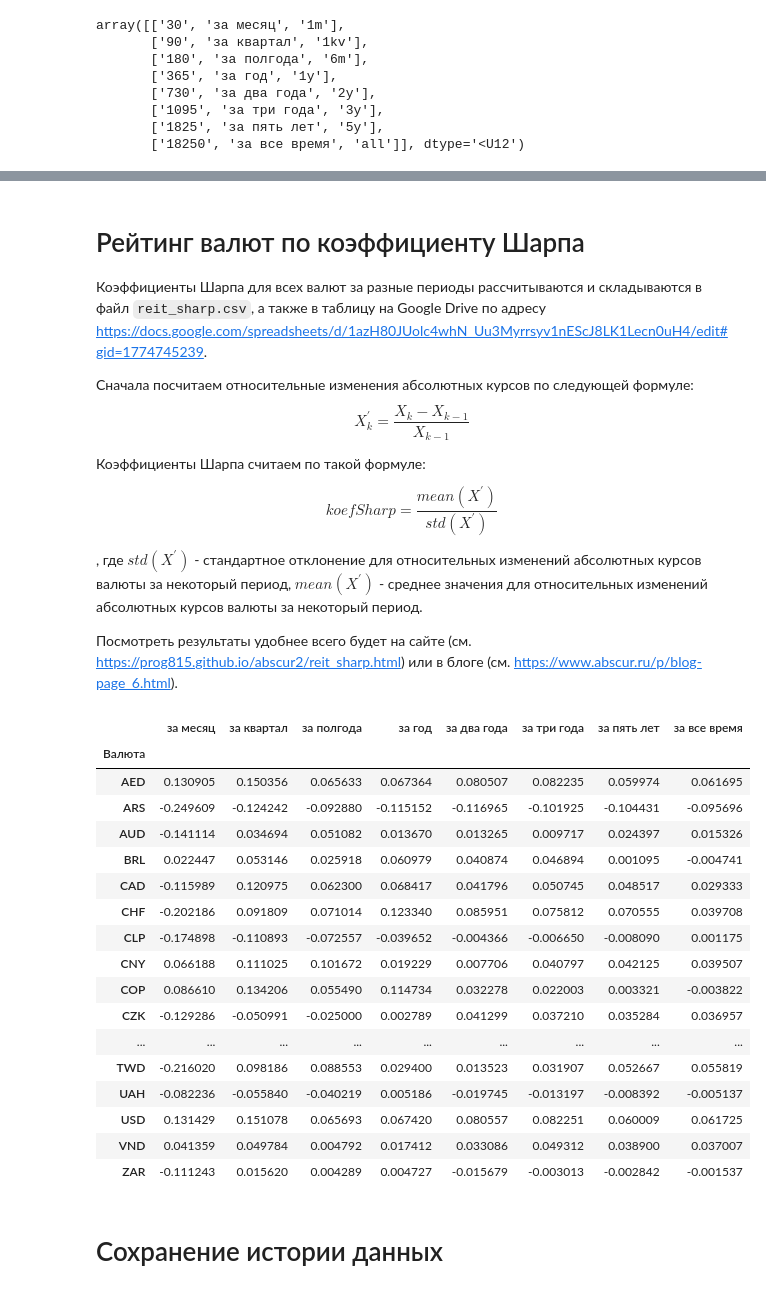
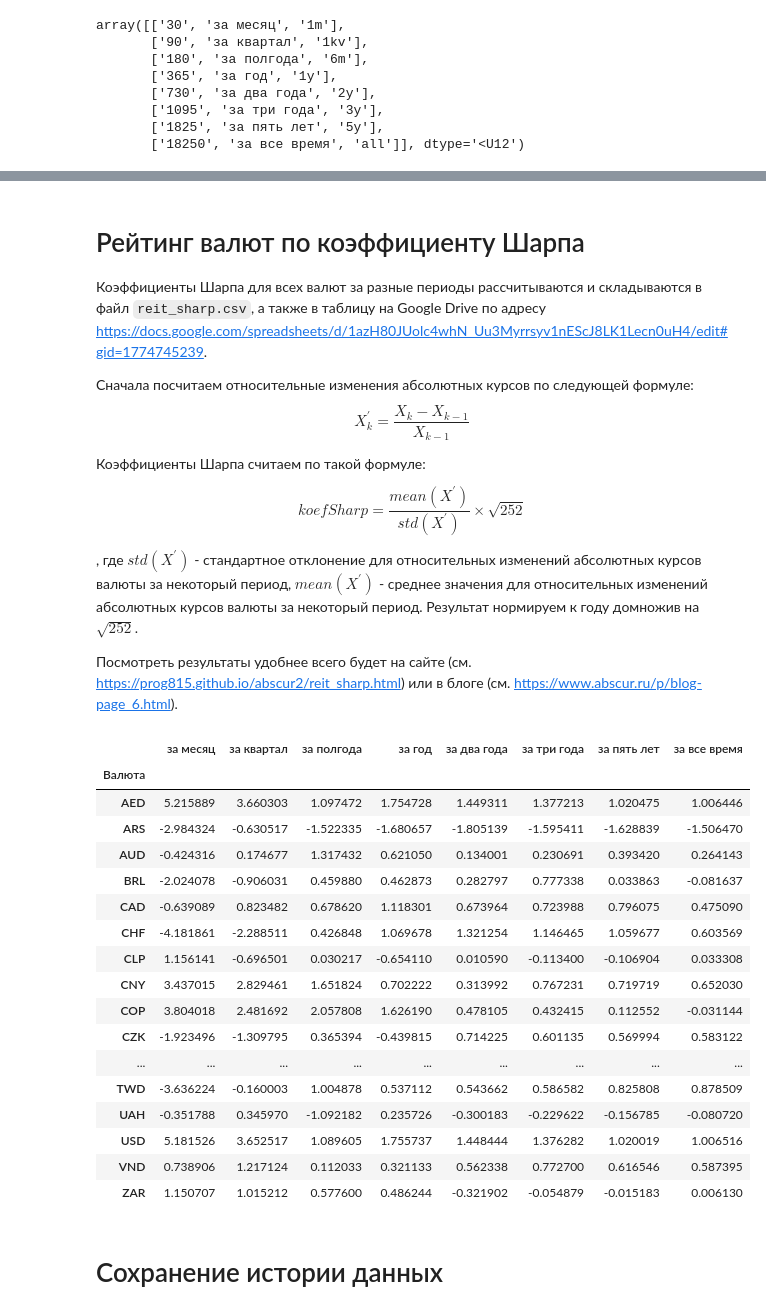
Before and after one commit to prog815/abscur, a Jupyter notebook: abscur2.ipynb, the cells around one changed output, grey strips where cells are left out. Cells and saved outputs as stored; diff of their text form; code cells hidden in the pictures.

```diff
--- a/abscur2.ipynb
+++ b/abscur2.ipynb
@@ -185,16 +201,16 @@ print(len(curs))
 # %%
 # Непосредственно загрузка
 
-for pair in pairs[:]:
-    for n in range(3):
-        try:
-            df = get_currency_exchange_daily_full(pair)
-            df.to_csv("./pairs/" + pair + ".csv")
-            print(pair, "- загружена. С " + str(df.index.min().date()) + ". По " + str(df.index.max().date()) + ". Строк " + str(df.shape[0]) + ".")
-            break
-        except Exception as e:
-            print(pair, "- ошибка загрузки")
-            time.sleep(5)
+# for pair in pairs[:]:
+#     for n in range(3):
+#         try:
+#             df = get_currency_exchange_daily_full(pair)
+#             df.to_csv("./pairs/" + pair + ".csv")
+#             print(pair, "- загружена. С " + str(df.index.min().date()) + ". По " + str(df.index.max().date()) + ". Строк " + str(df.shape[0]) + ".")
+#             break
+#         except Exception as e:
+#             print(pair, "- ошибка загрузки")
+#             time.sleep(5)
 # %% [markdown]
 # Соединяем парные курсы в одну таблицу
 
@@ -588,7 +625,8 @@ $$
 reit_doh = pd.DataFrame(columns=fmt_diap[:,1],index=abscur.columns,dtype=float)
 for i in range(fmt_diap.shape[0]):
     df = abscur[abscur.index >= abscur.index[-1] - timedelta(days=int(fmt_diap[i,0]))]
-    reit_doh.iloc[:,i] = (df.iloc[-1,:] - df.iloc[0,:]) / df.iloc[0,:]
+#     reit_doh.iloc[:,i] = (df.iloc[-1,:] - df.iloc[0,:]) / df.iloc[0,:]
+    reit_doh.iloc[:,i] = np.power(df.pct_change().mean().values+1,252)-1
 
 reit_doh.index.name = "Валюта"
 
@@ -637,7 +675,7 @@ reit_vol = pd.DataFrame(columns=fmt_diap[:,1],index=abscur.columns,dtype=float)
 
 for i in range(fmt_diap.shape[0]):
     df = abscur[abscur.index >= abscur.index[-1] - timedelta(days=int(fmt_diap[i,0]))]
-    reit_vol.iloc[:,i] = df.std() / df.mean()
+    reit_vol.iloc[:,i] = df.std() / df.mean() * np.sqrt(252)
 
 reit_vol.index.name = "Валюта"
 
@@ -680,48 +718,48 @@ $$
 Коэффициенты Шарпа считаем по такой формуле:
 
 $$
-koefSharp = \frac{mean(X^{'})}{std(X^{'})}
+koefSharp = \frac{mean(X^{'})}{std(X^{'})}\times{\sqrt{252}}
 $$
 
-, где $std(X^{'})$ - стандартное отклонение для относительных изменений абсолютных курсов валюты за некоторый период, $mean(X^{'})$ - среднее значения для относительных изменений абсолютных курсов валюты за некоторый период.
+, где $std(X^{'})$ - стандартное отклонение для относительных изменений абсолютных курсов валюты за некоторый период, $mean(X^{'})$ - среднее значения для относительных изменений абсолютных курсов валюты за некоторый период. Результат нормируем к году домножив на $\sqrt{252}$.
 
 Посмотреть результаты удобнее всего будет на сайте (см. https://prog815.github.io/abscur2/reit_sharp.html) или в блоге (см. https://www.abscur.ru/p/blog-page_6.html).
 # %%
 reit_sharp = pd.DataFrame(columns=fmt_diap[:,1],index=abscur.columns,dtype=float)
 d_abscur = abscur.pct_change()
 
 for i in range(fmt_diap.shape[0]):
     df = d_abscur[abscur.index >= abscur.index[-1] - timedelta(days=int(fmt_diap[i,0]))]
-    reit_sharp.iloc[:,i] = df.mean() / df.std()
+    reit_sharp.iloc[:,i] = df.mean() / df.std() * np.sqrt(252)
 
 reit_sharp.index.name = "Валюта"
 
 # сохранем на диск
 reit_sharp.to_csv("reit_sharp.csv")
 
 # передаем в книгу на Google Drive
 post_df_to_ssh("Рейтинг валют по коэффициенту Шарпа",reit_sharp)
 
 reit_sharp
 # %% [output]
 |  | за месяц | за квартал | за полгода | за год | за два года | за три года | за пять лет | за все время |
 | Валюта |  |  |  |  |  |  |  |  |
-| AED | 0.130905 | 0.150356 | 0.065633 | 0.067364 | 0.080507 | 0.082235 | 0.059974 | 0.061695 |
-| ARS | -0.249609 | -0.124242 | -0.092880 | -0.115152 | -0.116965 | -0.101925 | -0.104431 | -0.095696 |
-| AUD | -0.141114 | 0.034694 | 0.051082 | 0.013670 | 0.013265 | 0.009717 | 0.024397 | 0.015326 |
-| BRL | 0.022447 | 0.053146 | 0.025918 | 0.060979 | 0.040874 | 0.046894 | 0.001095 | -0.004741 |
-| CAD | -0.115989 | 0.120975 | 0.062300 | 0.068417 | 0.041796 | 0.050745 | 0.048517 | 0.029333 |
-| CHF | -0.202186 | 0.091809 | 0.071014 | 0.123340 | 0.085951 | 0.075812 | 0.070555 | 0.039708 |
-| CLP | -0.174898 | -0.110893 | -0.072557 | -0.039652 | -0.004366 | -0.006650 | -0.008090 | 0.001175 |
-| CNY | 0.066188 | 0.111025 | 0.101672 | 0.019229 | 0.007706 | 0.040797 | 0.042125 | 0.039507 |
-| COP | 0.086610 | 0.134206 | 0.055490 | 0.114734 | 0.032278 | 0.022003 | 0.003321 | -0.003822 |
-| CZK | -0.129286 | -0.050991 | -0.025000 | 0.002789 | 0.041299 | 0.037210 | 0.035284 | 0.036957 |
+| AED | 5.215889 | 3.660303 | 1.097472 | 1.754728 | 1.449311 | 1.377213 | 1.020475 | 1.006446 |
+| ARS | -2.984324 | -0.630517 | -1.522335 | -1.680657 | -1.805139 | -1.595411 | -1.628839 | -1.506470 |
+| AUD | -0.424316 | 0.174677 | 1.317432 | 0.621050 | 0.134001 | 0.230691 | 0.393420 | 0.264143 |
+| BRL | -2.024078 | -0.906031 | 0.459880 | 0.462873 | 0.282797 | 0.777338 | 0.033863 | -0.081637 |
+| CAD | -0.639089 | 0.823482 | 0.678620 | 1.118301 | 0.673964 | 0.723988 | 0.796075 | 0.475090 |
+| CHF | -4.181861 | -2.288511 | 0.426848 | 1.069678 | 1.321254 | 1.146465 | 1.059677 | 0.603569 |
+| CLP | 1.156141 | -0.696501 | 0.030217 | -0.654110 | 0.010590 | -0.113400 | -0.106904 | 0.033308 |
+| CNY | 3.437015 | 2.829461 | 1.651824 | 0.702222 | 0.313992 | 0.767231 | 0.719719 | 0.652030 |
+| COP | 3.804018 | 2.481692 | 2.057808 | 1.626190 | 0.478105 | 0.432415 | 0.112552 | -0.031144 |
+| CZK | -1.923496 | -1.309795 | 0.365394 | -0.439815 | 0.714225 | 0.601135 | 0.569994 | 0.583122 |
 | ... | ... | ... | ... | ... | ... | ... | ... | ... |
-| TWD | -0.216020 | 0.098186 | 0.088553 | 0.029400 | 0.013523 | 0.031907 | 0.052667 | 0.055819 |
-| UAH | -0.082236 | -0.055840 | -0.040219 | 0.005186 | -0.019745 | -0.013197 | -0.008392 | -0.005137 |
-| USD | 0.131429 | 0.151078 | 0.065693 | 0.067420 | 0.080557 | 0.082251 | 0.060009 | 0.061725 |
-| VND | 0.041359 | 0.049784 | 0.004792 | 0.017412 | 0.033086 | 0.049312 | 0.038900 | 0.037007 |
-| ZAR | -0.111243 | 0.015620 | 0.004289 | 0.004727 | -0.015679 | -0.003013 | -0.002842 | -0.001537 |
+| TWD | -3.636224 | -0.160003 | 1.004878 | 0.537112 | 0.543662 | 0.586582 | 0.825808 | 0.878509 |
+| UAH | -0.351788 | 0.345970 | -1.092182 | 0.235726 | -0.300183 | -0.229622 | -0.156785 | -0.080720 |
+| USD | 5.181526 | 3.652517 | 1.089605 | 1.755737 | 1.448444 | 1.376282 | 1.020019 | 1.006516 |
+| VND | 0.738906 | 1.217124 | 0.112033 | 0.321133 | 0.562338 | 0.772700 | 0.616546 | 0.587395 |
+| ZAR | 1.150707 | 1.015212 | 0.577600 | 0.486244 | -0.321902 | -0.054879 | -0.015183 | 0.006130 |
 # %% [markdown]
 # Сохранение истории данных
 # %%
```
Also changed, not shown: parts of 30 cells of this notebook.
